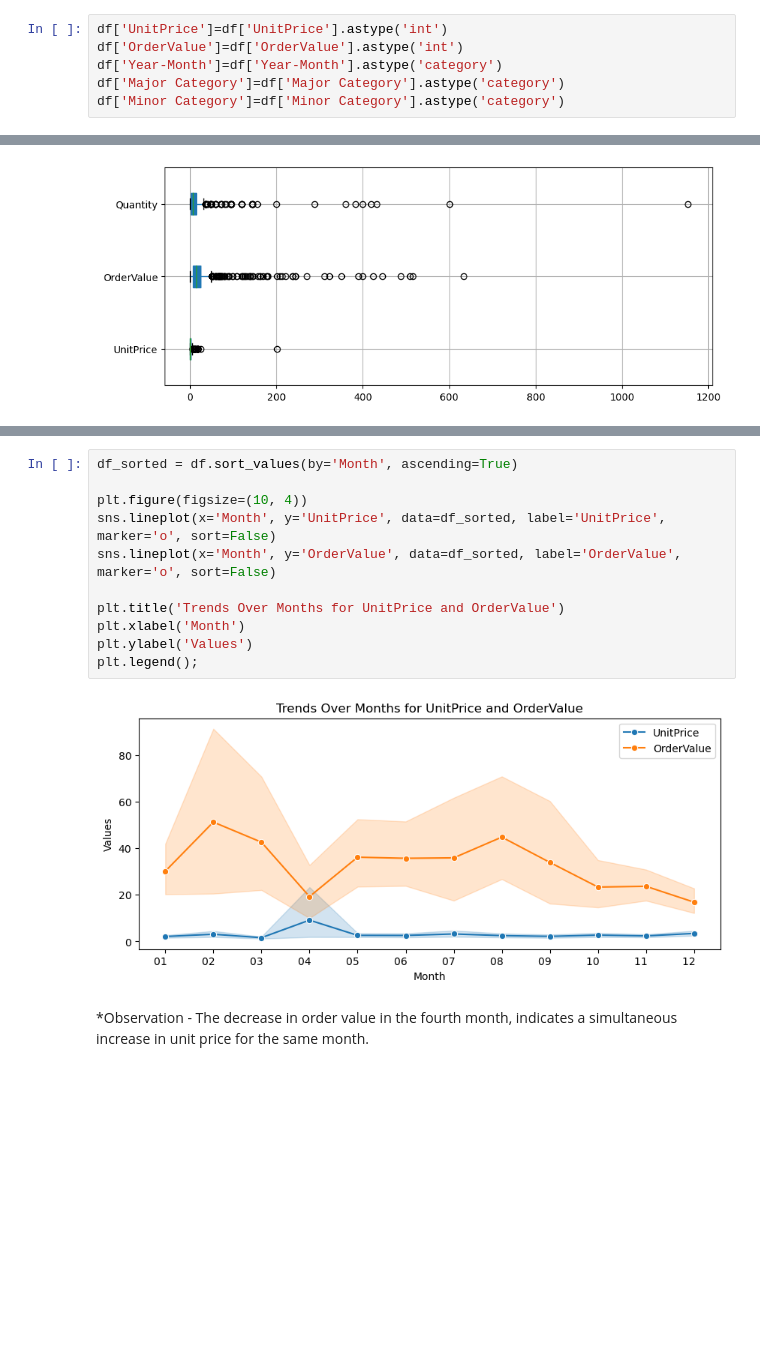
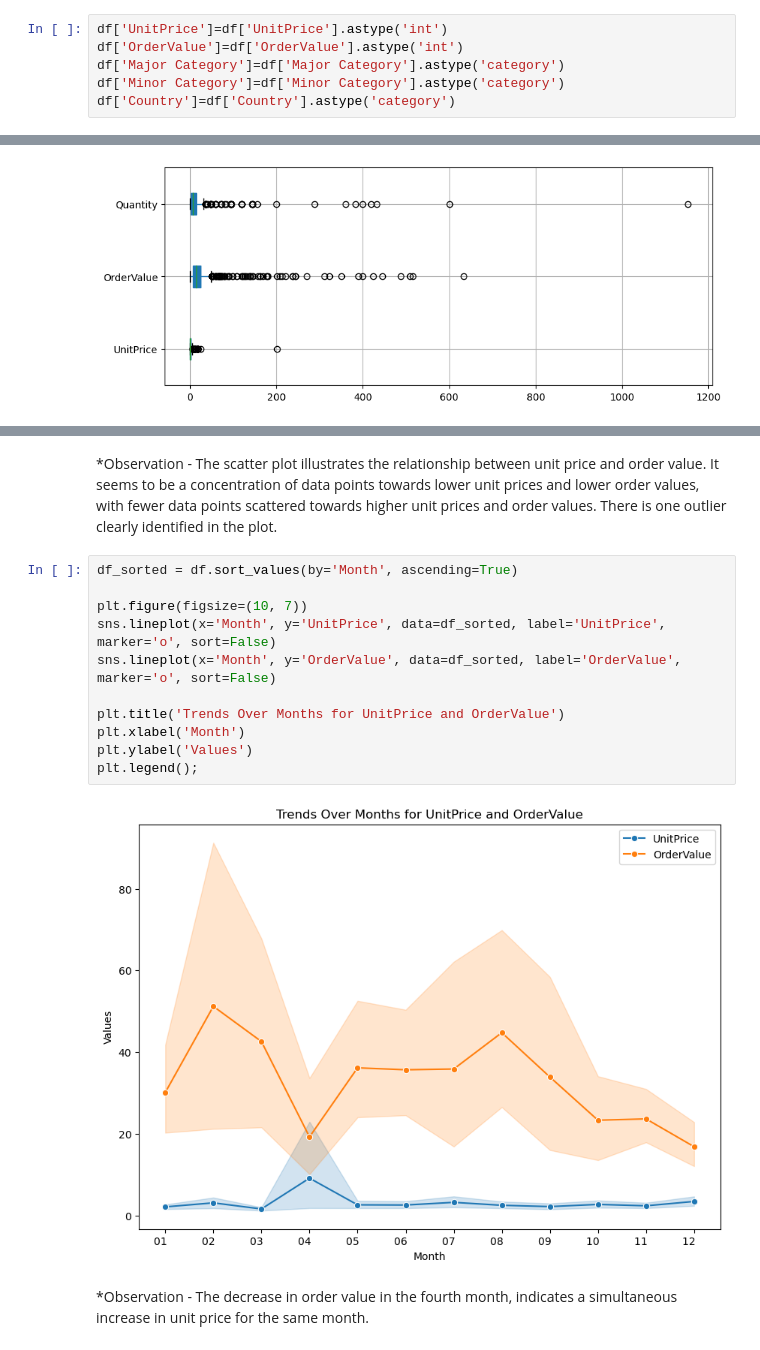
Before and after one commit to MoreRukmini/Capstone-Project, a Jupyter notebook: EDA Project.ipynb, the cells around one changed output, grey strips where cells are left out. Drawn from its saved outputs; the diff is of its cells as text; blank space fills up the shorter version.

```diff
--- a/EDA Project.ipynb
+++ b/EDA Project.ipynb
@@ -69,9 +69,9 @@ df.drop(columns = ['InvoiceTime','Description'], inplace = True)
 # %%
 df['UnitPrice']=df['UnitPrice'].astype('int')
 df['OrderValue']=df['OrderValue'].astype('int')
-df['Year-Month']=df['Year-Month'].astype('category')
 df['Major Category']=df['Major Category'].astype('category')
 df['Minor Category']=df['Minor Category'].astype('category')
+df['Country']=df['Country'].astype('category')
 # %%
 df.info()
 # %% [output]
@@ -243,15 +265,18 @@ plt.show()
+# %% [markdown]
+*Observation - The scatter plot illustrates the relationship between unit price and order value. It seems to be a concentration of data points towards lower unit prices and lower order values, with fewer data points scattered towards higher unit prices and order values.
+There is one outlier clearly identified in the plot.
 # %%
 df_sorted = df.sort_values(by='Month', ascending=True)
 
-plt.figure(figsize=(10, 4))
+plt.figure(figsize=(10, 7))
 sns.lineplot(x='Month', y='UnitPrice', data=df_sorted, label='UnitPrice', marker='o', sort=False)
 sns.lineplot(x='Month', y='OrderValue', data=df_sorted, label='OrderValue', marker='o', sort=False)
 
 plt.title('Trends Over Months for UnitPrice and OrderValue')
 plt.xlabel('Month')
 plt.ylabel('Values')
 plt.legend();
 # %% [output]
-[figure, old version]
+[figure, new version]
 # %% [markdown]
 *Observation - The decrease in order value in the fourth month, indicates a simultaneous increase in unit price for the same month.
```
Also changed, not shown: parts of 32 cells of this notebook.
